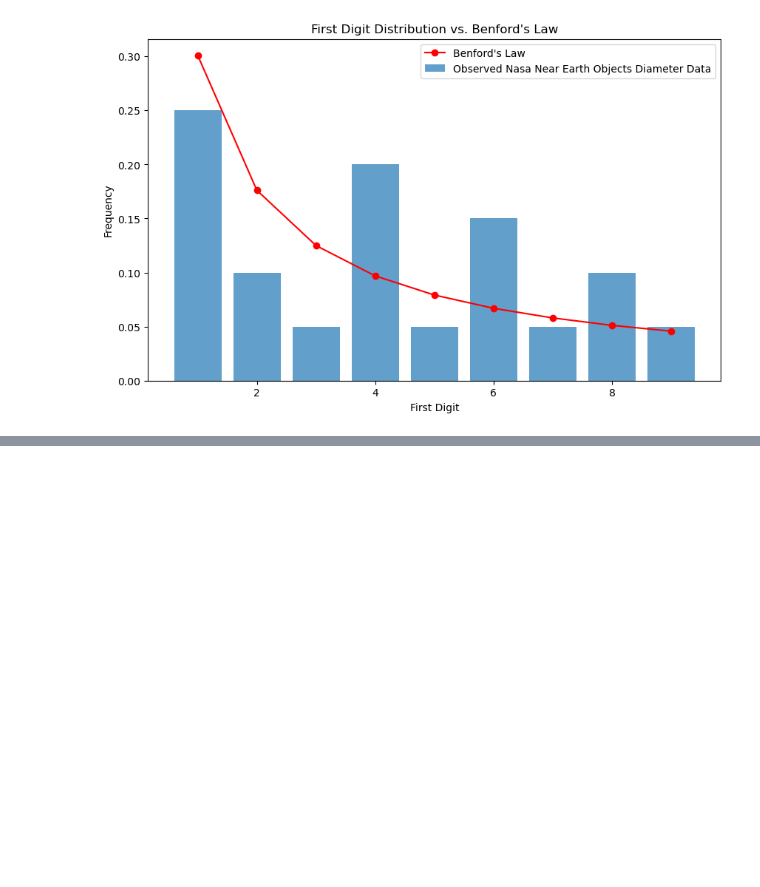
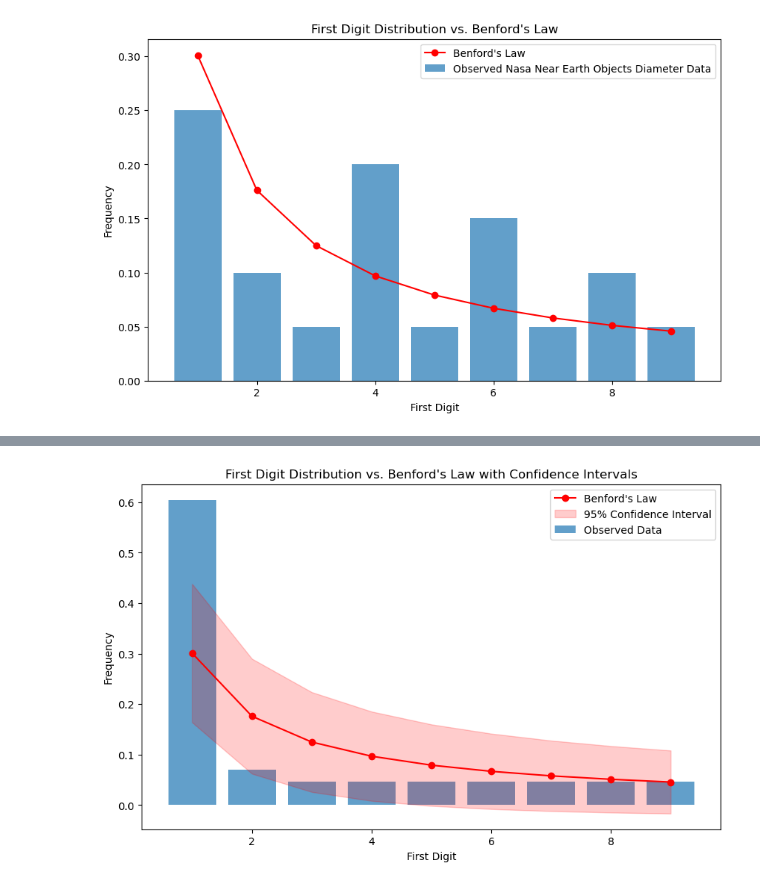
Before and after one commit to galenwilkerson/Benfords-Law, a Jupyter notebook: Benford's Law and Its Application in Fraud Detection.ipynb, the cells around one changed output, grey strips where cells are left out. Cells and saved outputs as stored; diff of their text form; code cells hidden in the pictures; blank space fills up the shorter version.

```diff
--- a/Benford's Law and Its Application in Fraud Detection.ipynb
+++ b/Benford's Law and Its Application in Fraud Detection.ipynb
@@ -355,0 +391,55 @@ By fetching real-world data from sources like financial markets, population stat
+# %%
+import numpy as np
+import matplotlib.pyplot as plt
+
+def benford_distribution(digit):
+    '''Calculate the Benford's Law probability for a given digit'''
+    return np.log10(1 + 1 / digit)
+
+def calculate_confidence_intervals(observed_counts, total_counts, confidence_level=0.95):
+    '''Calculate the confidence intervals for Benford's Law probabilities'''
+    z = 1.96  # Z-score for 95% confidence interval
+    confidence_intervals = []
+
+    for digit in range(1, 10):
+        p = benford_distribution(digit)
+        observed_proportion = observed_counts[digit] / total_counts
+        se = np.sqrt(p * (1 - p) / total_counts)
+        margin_of_error = z * se
+        lower_bound = p - margin_of_error
+        upper_bound = p + margin_of_error
+        confidence_intervals.append((lower_bound, upper_bound))
+
+    return confidence_intervals
+
+def plot_benford_law_with_intervals(first_digits):
+    '''Plot the distribution of first digits against Benford's Law with confidence intervals'''
+    counts = np.zeros(10, dtype=int)
+    observed_counts = np.bincount(first_digits)
+    counts[:len(observed_counts)] = observed_counts
+
+    total_counts = sum(counts[1:10])
+    frequencies = counts[1:10] / total_counts
+
+    benford_probabilities = [benford_distribution(d) for d in range(1, 10)]
+    confidence_intervals = calculate_confidence_intervals(counts, total_counts)
+
+    lower_bounds = [ci[0] for ci in confidence_intervals]
+    upper_bounds = [ci[1] for ci in confidence_intervals]
+
+    plt.figure(figsize=(10, 6))
+    plt.bar(range(1, 10), frequencies, alpha=0.7, label='Observed Data')
+    plt.plot(range(1, 10), benford_probabilities, 'ro-', label='Benford\'s Law')
+    plt.fill_between(range(1, 10), lower_bounds, upper_bounds, color='r', alpha=0.2, label='95% Confidence Interval')
+    plt.xlabel('First Digit')
+    plt.ylabel('Frequency')
+    plt.title('First Digit Distribution vs. Benford\'s Law with Confidence Intervals')
+    plt.legend()
+    plt.grid(False)
+    plt.show()
+
+# Example usage with dummy data
+first_digits = [1, 2, 1, 1, 3, 1, 4, 2, 1, 1, 5, 1, 1, 1, 6, 1, 7, 1, 1, 8, 9, 1, 1, 1, 2, 1, 1, 3, 4, 1, 1, 1, 5, 1, 1, 6, 1, 7, 1, 1, 8, 9, 1]
+plot_benford_law_with_intervals(first_digits)
+# %% [output]
+[figure, added]
```
Also changed, not shown: parts of 6 cells of this notebook.
